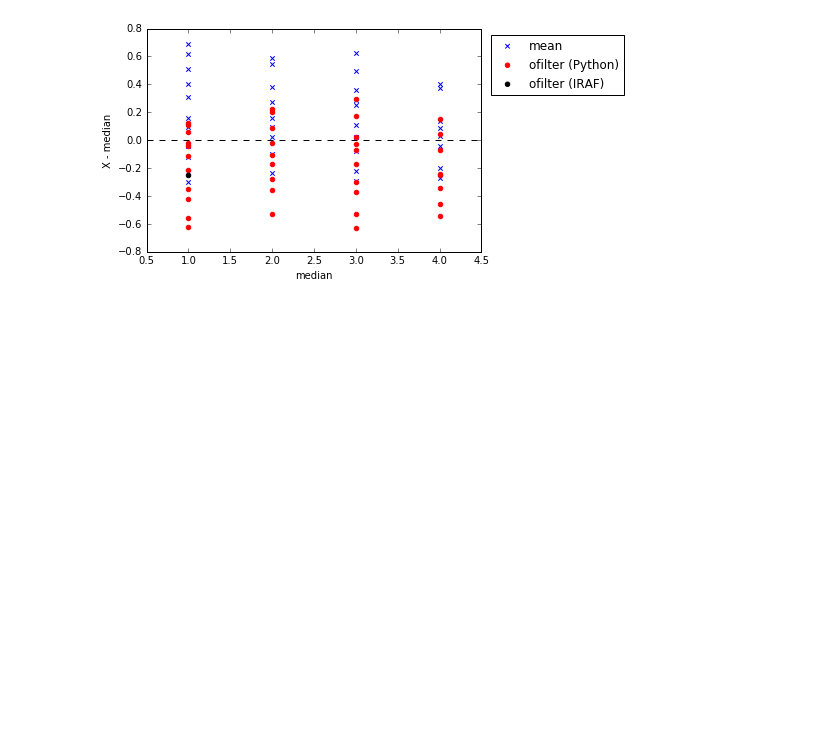
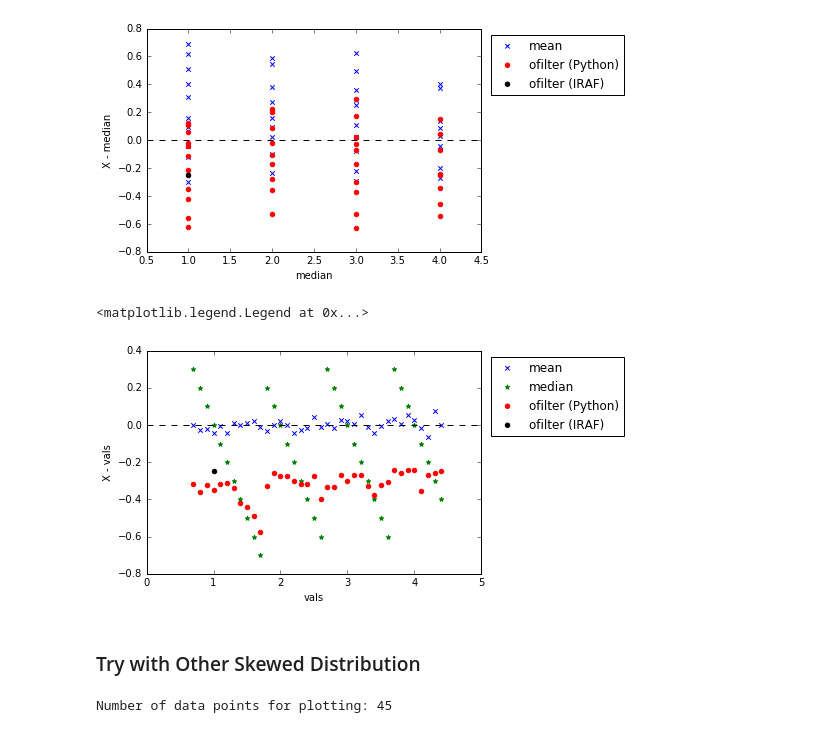
Before and after one commit to pllim/playpen, a Jupyter notebook: notebooks/bg_ofilter.ipynb, the cells around one changed output. Saved outputs shown, nothing was run; the diff lists cells and outputs as text; code cells hidden in the pictures; blank space fills up the shorter version.

Commit message:
Modified ofilter notebook as per feedback

```diff
--- a/notebooks/bg_ofilter.ipynb
+++ b/notebooks/bg_ofilter.ipynb
@@ -105,6 +105,7 @@ This sub-section attempts to generate a plot not unlike what was published in WF
 vals = np.arange(0, 4.5, 0.1)
 
 # Initialize arrays to store results
+sky_vals = []
 sky_ofil = []
 sky_med = []
 sky_mean = []
@@ -120,11 +121,13 @@ for i, val in enumerate(vals):
         print('i={0}, val={1:.1f}, errmsg={2}'.format(i, val, str(e)))
         continue
 
+    sky_vals.append(val)
     sky_ofil.append(msky)
     sky_med.append(np.median(data))
     sky_mean.append(data.mean())
 
 # Convert result to Numpy arrays
+sky_vals = np.asarray(sky_vals)
 sky_ofil = np.asarray(sky_ofil)
 sky_med = np.asarray(sky_med)
 sky_mean = np.asarray(sky_mean)
@@ -163,3 +166,55 @@ plt.legend(bbox_to_anchor=(1.01, 1), loc='upper left', scatterpoints=1)
 # %% [output]
 <matplotlib.legend.Legend at 0x...>
 [figure]
+# %%
+plt.scatter(sky_vals, sky_mean - sky_vals, color='b', marker='x', label='mean')
+plt.scatter(sky_vals, sky_med - sky_vals, color='g', marker='*', label='median')
+plt.scatter(sky_vals, sky_ofil - sky_vals, color='r', marker='o', label='ofilter (Python)')
+plt.scatter([1], [0.7501699 - 1], color='k', marker='o', label='ofilter (IRAF)')
+plt.xlabel('vals')
+plt.ylabel('X - vals')
+plt.axhline(0, color='k', linestyle='--')
+plt.legend(bbox_to_anchor=(1.01, 1), loc='upper left', scatterpoints=1)
+# %% [output]
+<matplotlib.legend.Legend at 0x...>
+[figure, added]
+# %% [markdown]
+### Try with Other Skewed Distribution
+# %%
+from scipy.stats import gumbel_r
+
+# Populate desired background values
+vals = np.arange(0.1, 4.6, 0.1)
+
+# Initialize arrays to store results
+sky_vals = []
+sky_ofil = []
+sky_med = []
+sky_mean = []
+
+# Generate results
+for i, val in enumerate(vals):
+    np.random.seed(i)  # Does this control Scipy?
+    data = gumbel_r.rvs(loc=val, size=(50, 50))
+
+    try:
+        msky = ofiltsky.fitsky_ofilter(data, sigclip_sigma=None)[0]
+    except ValueError as e:
+        print('i={0}, val={1:.1f}, errmsg={2}'.format(i, val, str(e)))
+        continue
+
+    sky_vals.append(val)
+    sky_ofil.append(msky)
+    sky_med.append(np.median(data))
+    sky_mean.append(data.mean())
+
+# Convert result to Numpy arrays
+sky_vals = np.asarray(sky_vals)
+sky_ofil = np.asarray(sky_ofil)
+sky_med = np.asarray(sky_med)
+sky_mean = np.asarray(sky_mean)
+
+print()
+print('Number of data points for plotting:', sky_ofil.size)
+# %% [output]
+Number of data points for plotting: 45
```
Also changed, not shown: parts of 4 cells of this notebook.
